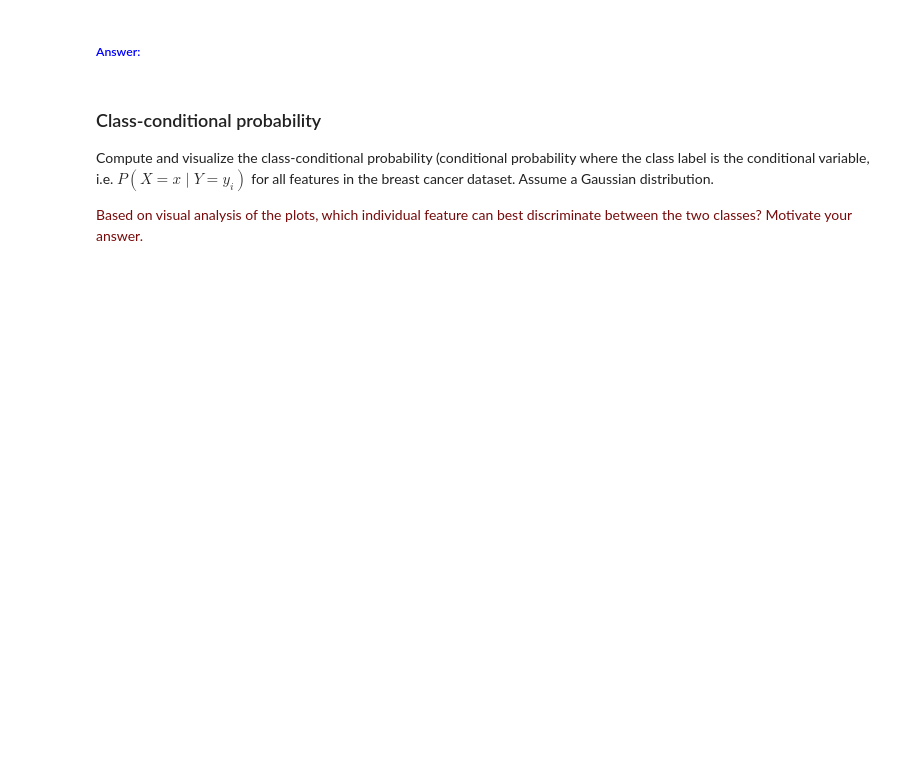
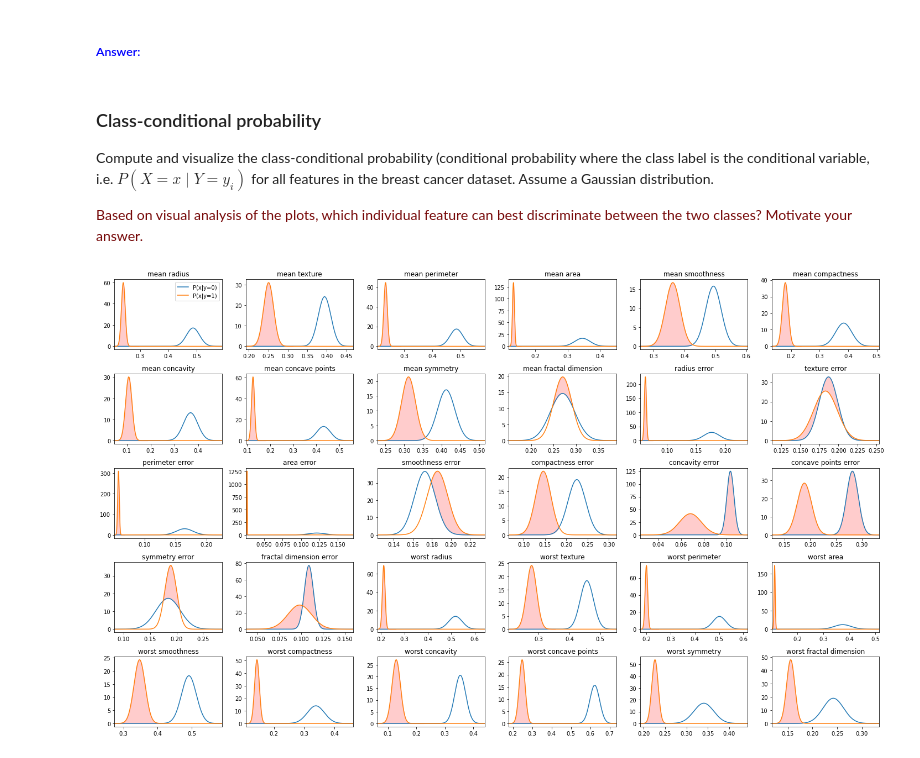
Before and after one commit to langestefan/8dm50-machine-learning, a Jupyter notebook: practicals/week_1.ipynb, the cells around one changed output. Saved outputs shown, nothing was run; the diff lists cells and outputs as text; code cells hidden in the pictures; blank space fills up the shorter version.

```diff
--- a/practicals/week_1.ipynb
+++ b/practicals/week_1.ipynb
@@ -291,3 +291,62 @@ k=10 with mse=3065.27
 Compute and visualize the class-conditional probability (conditional probability where the class label is the conditional variable, i.e. $P(X = x \mid Y = y_i)$ for all features in the breast cancer dataset. Assume a Gaussian distribution.
 
 <p><font color='#770a0a'>Based on visual analysis of the plots, which individual feature can best discriminate between the two classes? Motivate your answer.</font></p>
+# %%
+from scipy.stats import norm
+
+# get breast cancer dataset
+X_train = breast_cancer.data[:400, :]
+y_train = breast_cancer.target[:400, np.newaxis]
+X_test = breast_cancer.data[400:, :]
+y_test = breast_cancer.target[400:, np.newaxis]
+
+# normalize X_train between 0 and 1
+X_train = (X_train - np.min(X_train, axis=0)) / (np.max(X_train, axis=0) - np.min(X_train, axis=0))
+
+# marginalize over y=0 and y=1
+X_train_y0 = X_train[y_train[:, 0] == 0, :]
+X_train_y1 = X_train[y_train[:, 0] == 1, :]
+
+# calculate the mean and covariance for each class
+mu_y0 = np.mean(X_train_y0, axis=0)
+mu_y1 = np.mean(X_train_y1, axis=0)
+cov_y0 = np.cov(X_train_y0.T)  # transpose because np.cov expects each column to be a variable
+cov_y1 = np.cov(X_train_y1.T)
+
+variance_y0 = np.diag(cov_y0)
+variance_y1 = np.diag(cov_y1)
+
+labels = breast_cancer.feature_names
+
+# make gaussian plot for each feature
+plt.figure(figsize=(20, 12))
+for i in range(X_train.shape[1]):
+    plt.subplot(5, 6, i+1)
+    x = np.linspace(-1, 1, 10000) # sample from distribution at x
+    y0_pdf = norm.pdf(x, mu_y0[i], variance_y0[i])
+    y1_pdf = norm.pdf(x, mu_y1[i], variance_y1[i])
+    plt.plot(x, y0_pdf, label='P(x|y=0)')
+    plt.plot(x, y1_pdf, label='P(x|y=1)')
+    x_min = np.where(y0_pdf < y1_pdf)[0][0]
+    x_max = np.where(y0_pdf < y1_pdf)[0][-1]
+    plt.fill_between(x[x_min:x_max], y0_pdf[x_min:x_max], y1_pdf[x_min:x_max], color='red', alpha=0.2)
+
+    # plotting boundaries for x axis
+    x_min_y0 = np.where(y0_pdf > 0.001)[0][0]
+    x_max_y0 = np.where(y0_pdf > 0.001)[0][-1]
+    x_min_y1 = np.where(y1_pdf > 0.001)[0][0]
+    x_max_y1 = np.where(y1_pdf > 0.001)[0][-1]
+    x_min_plt = min(x_min_y0, x_min_y1)
+    x_max_plt = max(x_max_y0, x_max_y1)
+    plt.xlim(x[x_min_plt], x[x_max_plt])
+
+    plt.title(labels[i])
+    plt.tight_layout()
+
+    # only plot legend for first plot
+    if i == 0:
+        plt.legend()
+
+plt.show()
+# %% [output]
+[figure, added]
```
